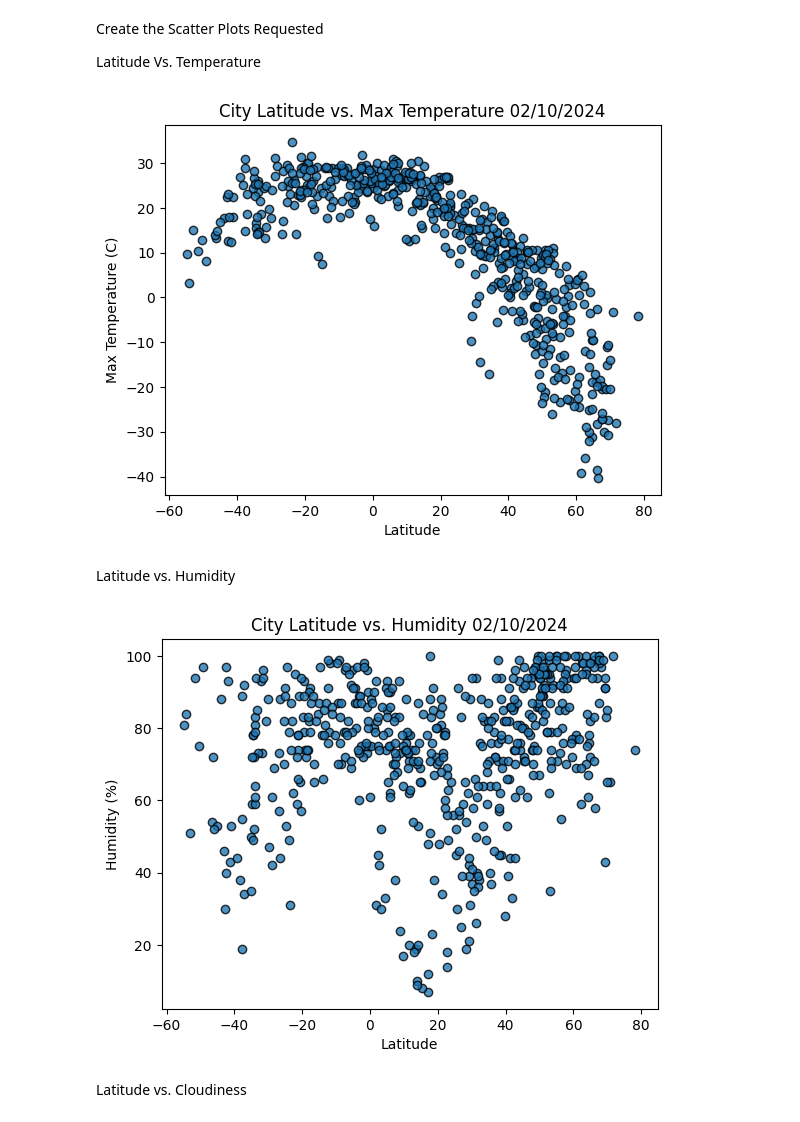
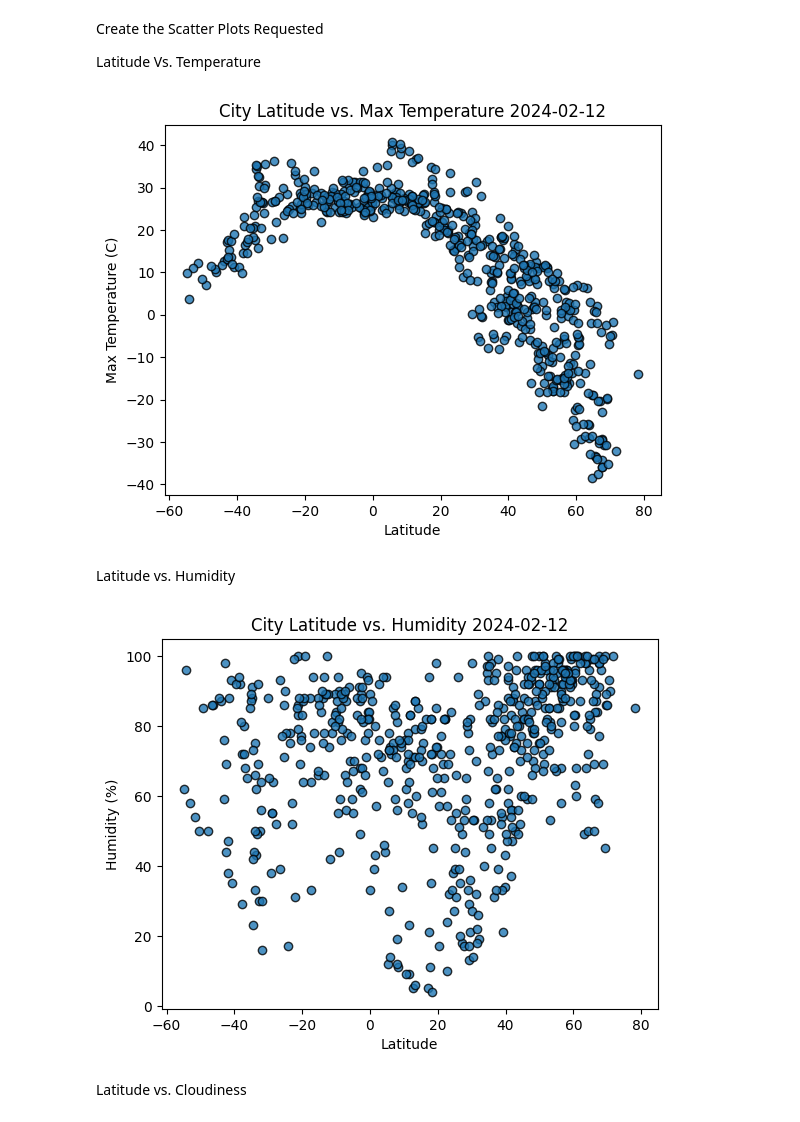
Before and after one commit to gmmarsh/python-api-challenge, a Jupyter notebook: Final Analysis/FinalWeatherPy.ipynb, the cells around one changed output. Drawn from its saved outputs; the diff is of its cells as text; code cells hidden in the pictures.

```diff
--- a/Final Analysis/FinalWeatherPy.ipynb
+++ b/Final Analysis/FinalWeatherPy.ipynb
@@ -183,6 +174,6 @@ city_data_df.to_csv("WeatherPy_Database.csv", index_label="City_ID")
 # %%
 # read saved data
-city_data_df = pd.read_csv("WeatherPy_Database.csv", index_col="City_ID")
+city_data_df = pd.read_csv("FinalOutPutData/WeatherPy_Database.csv", index_col="City_ID")
 
 # display sample data
 city_data_df.head()
@@ -203,7 +194,7 @@ Latitude Vs. Temperature
 plt.scatter(city_data_df["Lat"], city_data_df["Max Temp"], edgecolor="black", linewidths=1, marker="o", alpha=0.8, label="Cities")
 
 # add title, labels and grid
-plt.title(f"City Latitude vs. Max Temperature {datetime.now().strftime('%m/%d/%Y')}")
+plt.title(f"City Latitude vs. Max Temperature {datetime.now().strftime('%Y-%m-%d')}")
 plt.ylabel("Max Temperature (C)")
 plt.xlabel("Latitude")
 
@@ -213,25 +204,25 @@ plt.savefig("Fig1.png")
 # show the plot
 plt.show()
 # %% [output]
-[figure, old version]
+[figure, new version]
 # %% [markdown]
 Latitude vs. Humidity
 # %%
 # scatter plot for latitude vs. humidity
 plt.scatter(city_data_df["Lat"], city_data_df["Humidity"], edgecolor="black", linewidths=1, marker="o", alpha=0.8, label="Cities")
 
 # add title, labels and grid
-plt.title(f"City Latitude vs. Humidity {datetime.now().strftime('%m/%d/%Y')}")
+plt.title(f"City Latitude vs. Humidity {datetime.now().strftime('%Y-%m-%d')}")
 plt.ylabel("Humidity (%)")
 plt.xlabel("Latitude")
 
 # save the figure
 plt.savefig("Fig2.png")
 
 # show the plot
 plt.show()
 # %% [output]
-[figure, old version]
+[figure, new version]
 # %% [markdown]
 Latitude vs. Cloudiness
 # %%
```
Also changed, not shown: parts of 25 cells of this notebook, 15 other files.
